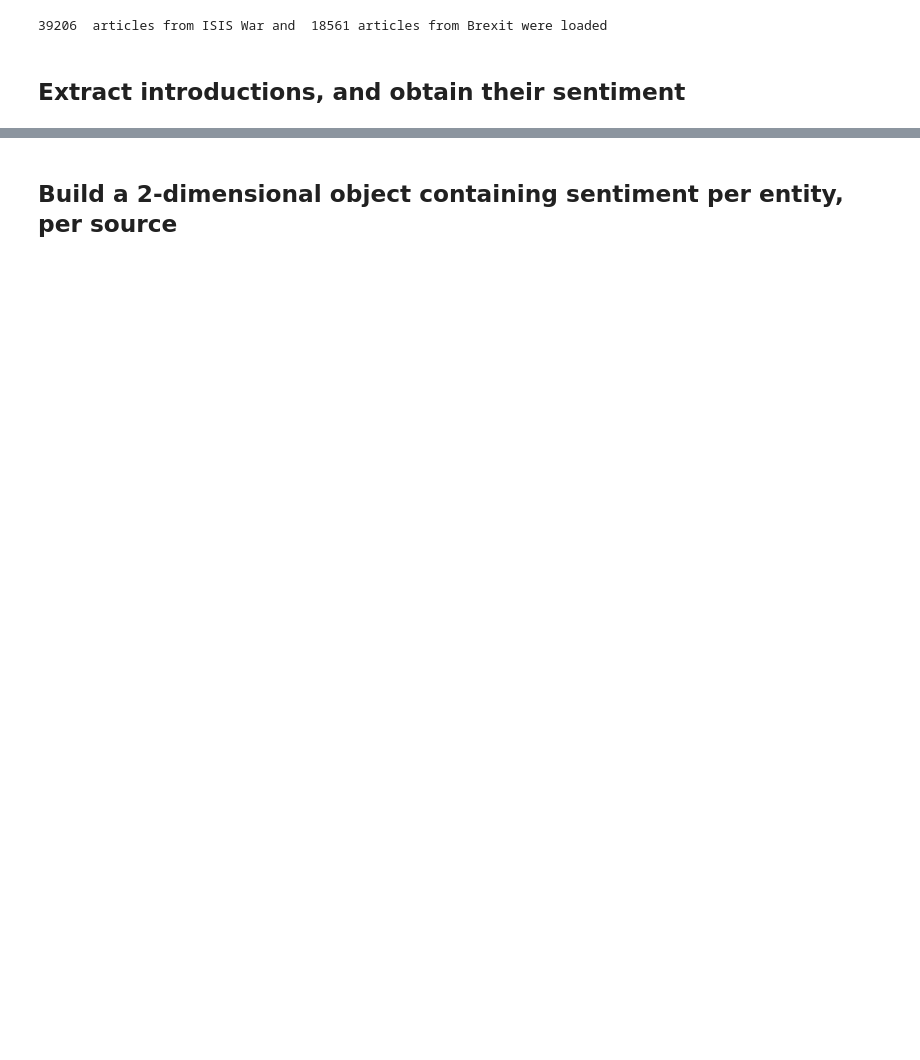
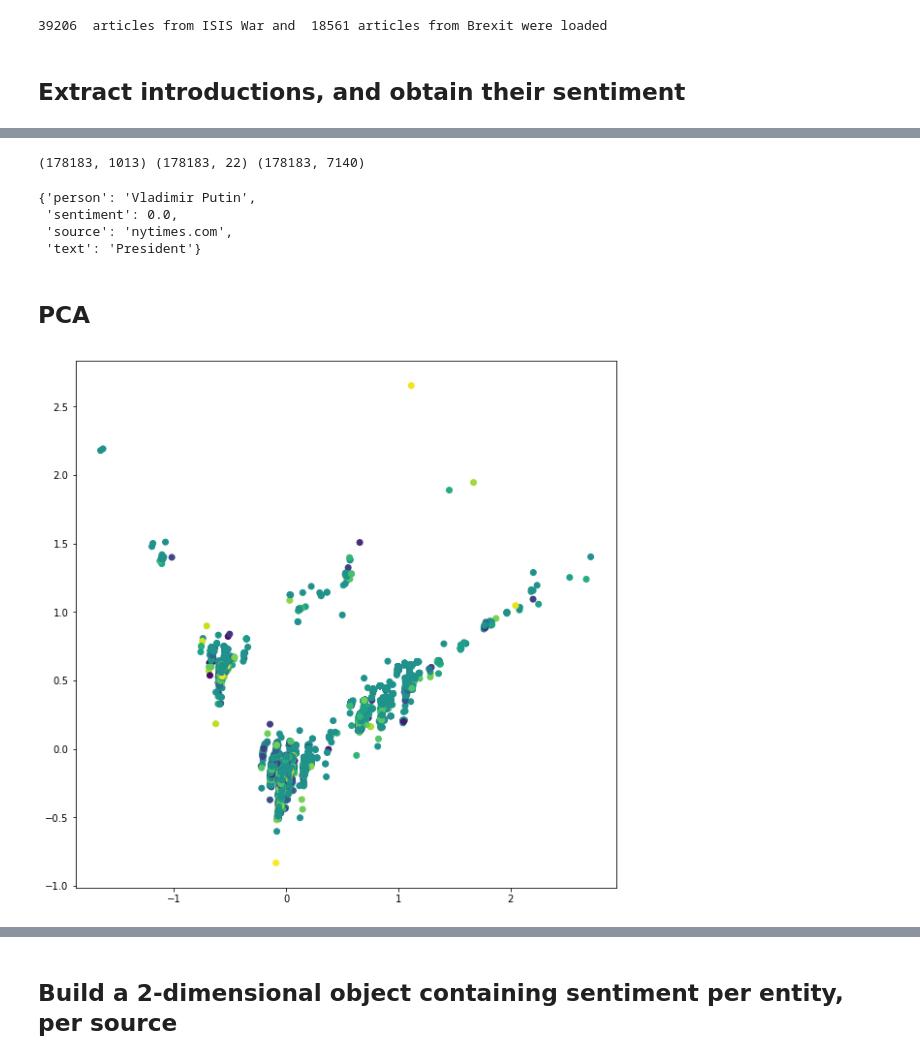
Before and after one commit to MickJermsurawong/EE227-graphical-lasso, a Jupyter notebook: Sentiment.ipynb, the cells around one changed output, grey strips where cells are left out. Drawn from its saved outputs; the diff is of its cells as text; code cells hidden in the pictures; blank space fills up the shorter version.

```diff
--- a/Sentiment.ipynb
+++ b/Sentiment.ipynb
@@ -72,0 +112,16 @@ for intro in tqdm.tqdm_notebook(total_introductions):
+# %%
+featurizer_fitler = Featurizer()
+count_person = featurizer_fitler.counter_global('person', total_introductions)
+text_one_hot_filter = featurizer_fitler.fit_text_one_hot(total_introductions)[0]
+
+kept_introductions = []
+for i in tqdm.tqdm_notebook(range(len(total_introductions))):
+    intro = total_introductions[i]
+    person = intro['person']
+    if count_person[person] < 3:
+        continue
+    if np.sum(text_one_hot_filter[i]) < 1:
+        continue
+    kept_introductions.append(intro)
+
+print("Total mentions", len(kept_introductions))
@@ -72,0 +136,18 @@ for intro in tqdm.tqdm_notebook(total_introductions):
+# %%
+featurizer = Featurizer()
+text_one_hot, text_feats = featurizer.fit_text_one_hot(kept_introductions)
+source_one_hot, source_feats = featurizer.fit_source_one_hot(kept_introductions)
+person_one_hot, person_feats = featurizer.fit_person_one_hot(kept_introductions)
+
+print(text_one_hot.shape, source_one_hot.shape, person_one_hot.shape)
+assert text_one_hot.shape[0] == source_one_hot.shape[0]
+assert source_one_hot.shape[0] == person_one_hot.shape[0]
+# %% [output]
+(178183, 1013) (178183, 22) (178183, 7140)
+# %%
+kept_introductions[0]
+# %% [output]
+{'person': 'Vladimir Putin',
+ 'sentiment': 0.0,
+ 'source': 'nytimes.com',
+ 'text': 'President'}
@@ -72,0 +158,12 @@ for intro in tqdm.tqdm_notebook(total_introductions):
+# %% [markdown]
+## PCA
+# %%
+from sklearn.decomposition import PCA
+import matplotlib.pyplot as plt
+pca = PCA(n_components=10, svd_solver='full')
+pca_one_hot = pca.fit_transform(text_one_hot)
+# %%
+plt.scatter(pca_one_hot[:,0],pca_one_hot[:,1], c=Y_sentiments)
+plt.show()
+# %% [output]
+[figure, added]
```
Also changed, not shown: parts of 43 cells of this notebook, 2 other files.
